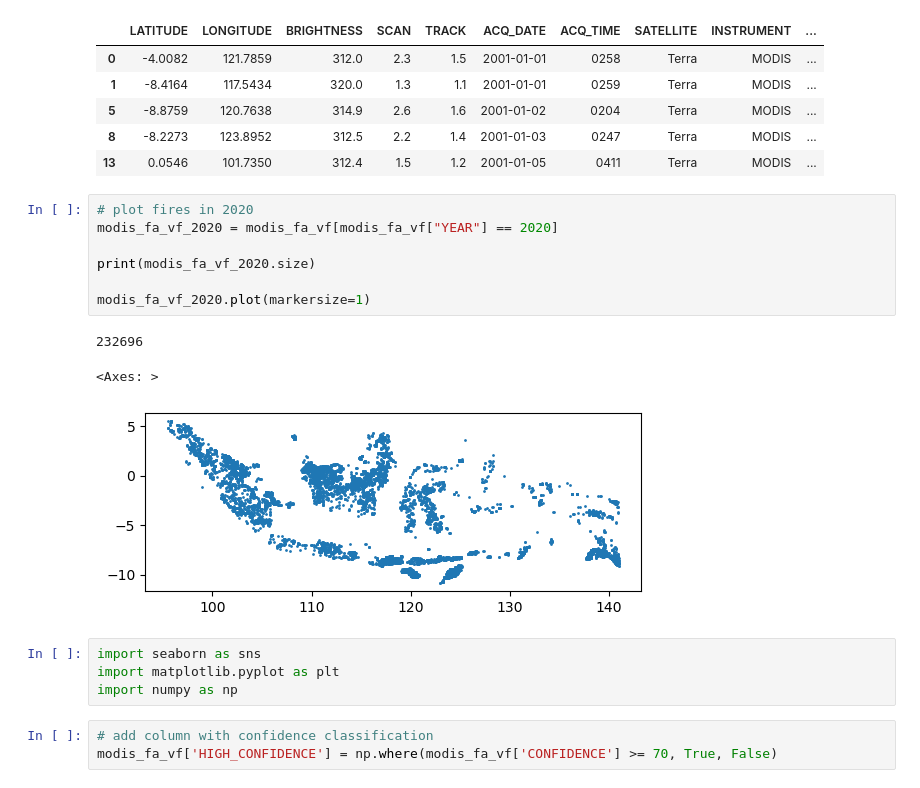
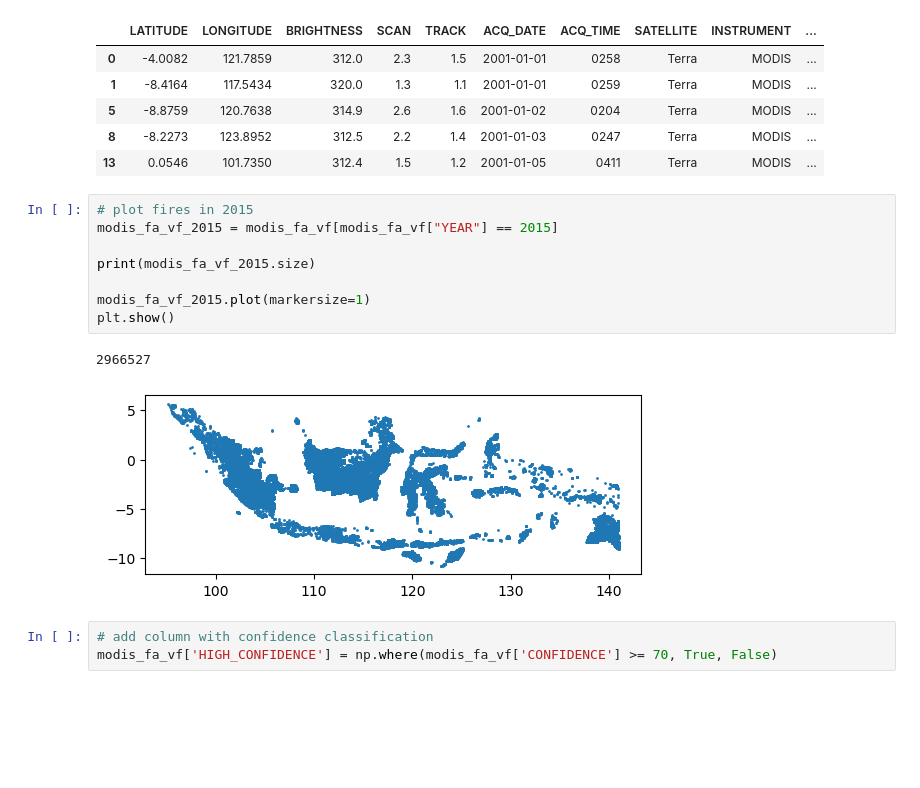
Before and after one commit to ninorp55/tropical-peat-post-fire-vegetation-recovery, a Jupyter notebook: first_data_exploration.ipynb, the cells around one changed output. Drawn from its saved outputs; the diff is of its cells as text; blank space fills up the shorter version.

```diff
--- a/first_data_exploration.ipynb
+++ b/first_data_exploration.ipynb
@@ -147,20 +150,16 @@ modis_fa_vf.head()
 | 8 | -8.2273 | 123.8952 | 312.5 | 2.2 | 1.4 | 2001-01-03 | 0247 | Terra | MODIS | ... |
 | 13 | 0.0546 | 101.7350 | 312.4 | 1.5 | 1.2 | 2001-01-05 | 0411 | Terra | MODIS | ... |
 # %%
-# plot fires in 2020
-modis_fa_vf_2020 = modis_fa_vf[modis_fa_vf["YEAR"] == 2020]
+# plot fires in 2015
+modis_fa_vf_2015 = modis_fa_vf[modis_fa_vf["YEAR"] == 2015]
 
-print(modis_fa_vf_2020.size)
+print(modis_fa_vf_2015.size)
 
-modis_fa_vf_2020.plot(markersize=1)
+modis_fa_vf_2015.plot(markersize=1)
+plt.show()
 # %% [output]
-232696
+2966527
-<Axes: >
-[figure, old version]
+[figure, new version]
-# %%
-import seaborn as sns
-import matplotlib.pyplot as plt
-import numpy as np
 # %%
 # add column with confidence classification
 modis_fa_vf['HIGH_CONFIDENCE'] = np.where(modis_fa_vf['CONFIDENCE'] >= 70, True, False)
```
Also changed, not shown: parts of 27 cells of this notebook, 1 other file.
